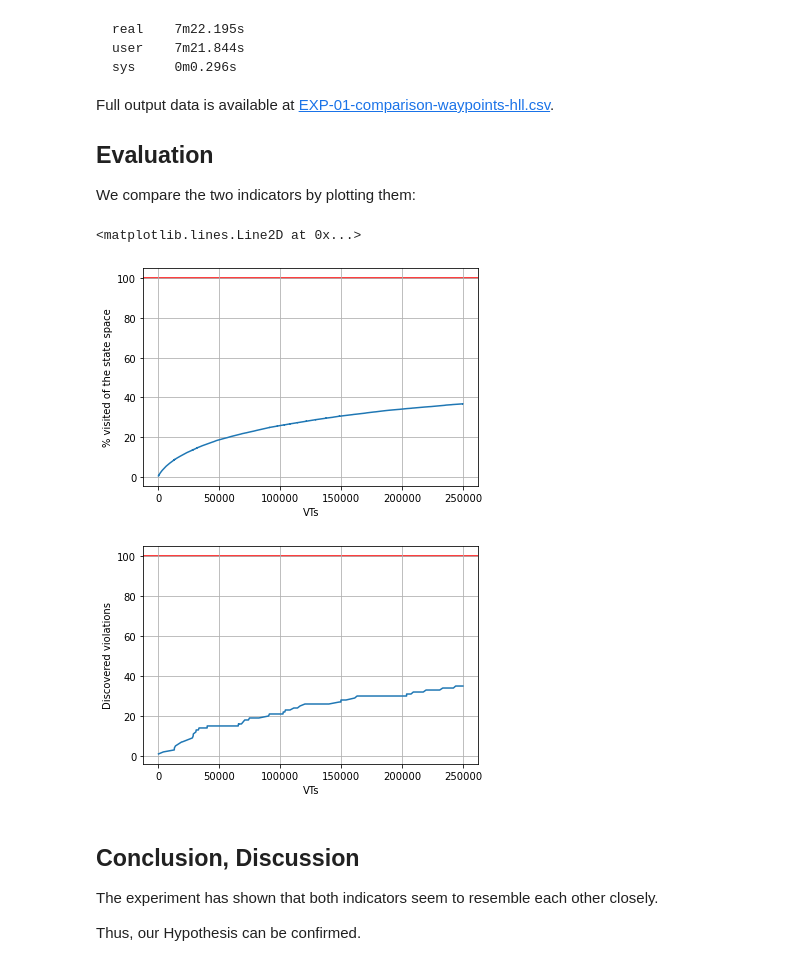
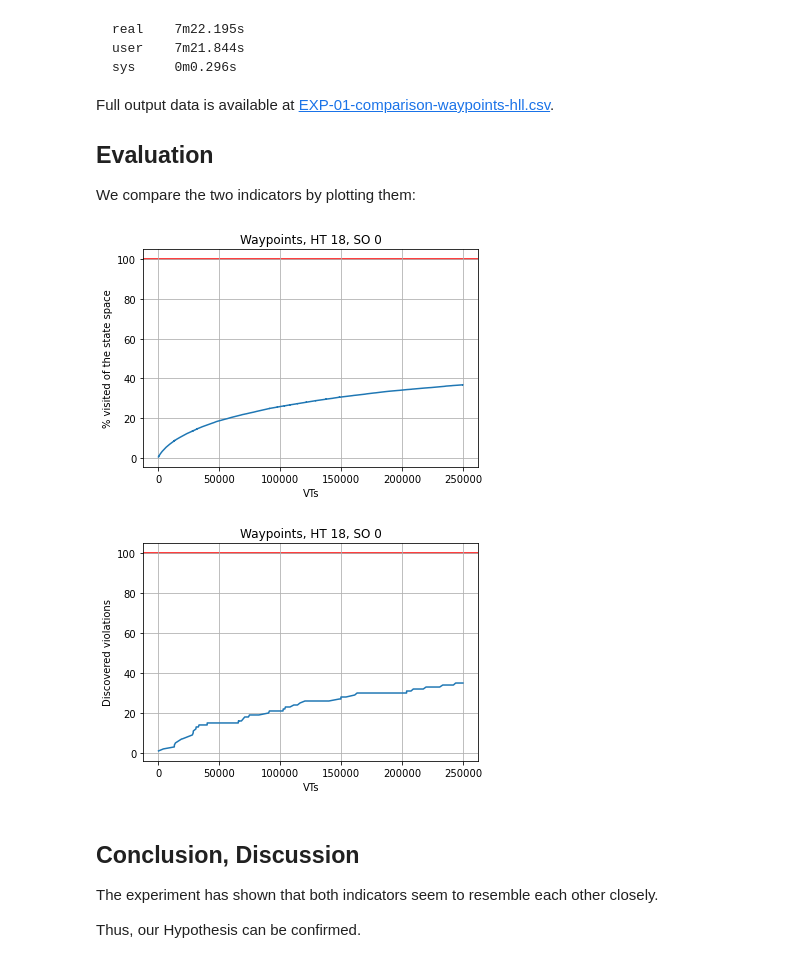
Before and after one commit to barnslig/bachelor-thesis, a Jupyter notebook: evaluation/EXP-01-comparison-waypoints-hll.ipynb, the cells around one changed output. Drawn from its saved outputs; the diff is of its cells as text; code cells hidden in the pictures.

```diff
--- a/evaluation/EXP-01-comparison-waypoints-hll.ipynb
+++ b/evaluation/EXP-01-comparison-waypoints-hll.ipynb
@@ -39,17 +39,18 @@ We compare the two indicators by plotting them:
 # %%
 import pandas as pd
 
 data = pd.read_csv("./data/EXP-01-comparison-waypoints-hll.csv", skipinitialspace=True)
 
-pp = data.plot(x="vts", xlabel="VTs", y="visited_percent", ylabel="% visited of the state space", grid=True, legend=False)
+pp = data.plot(x="vts", xlabel="VTs", y="visited_percent", ylabel="% visited of the state space", grid=True, legend=False, title="Waypoints, HT 18, SO 0")
 pp.axhline(y=100, color="red", zorder=0)
+pp.get_figure().savefig("output-assets/EXP-01-comparison-waypoints-hll-1.pdf")
 
-pp = data[pd.notnull(data["state"])].plot(x="vts", xlabel="VTs", y="uniques", ylabel="Discovered violations", grid=True, legend=False)
+pp = data[pd.notnull(data["state"])].plot(x="vts", xlabel="VTs", y="uniques", ylabel="Discovered violations", grid=True, legend=False, title="Waypoints, HT 18, SO 0")
 pp.axhline(y=100, color="red", zorder=0)
+pp.get_figure().savefig("output-assets/EXP-01-comparison-waypoints-hll-2.pdf")
 # %% [output]
-<matplotlib.lines.Line2D at 0x...>
-[figure, old version]
+[figure, new version]
-[figure, old version]
+[figure, new version]
 # %% [markdown]
 ## Conclusion, Discussion
 
```
Also changed, not shown: 28 other files.
